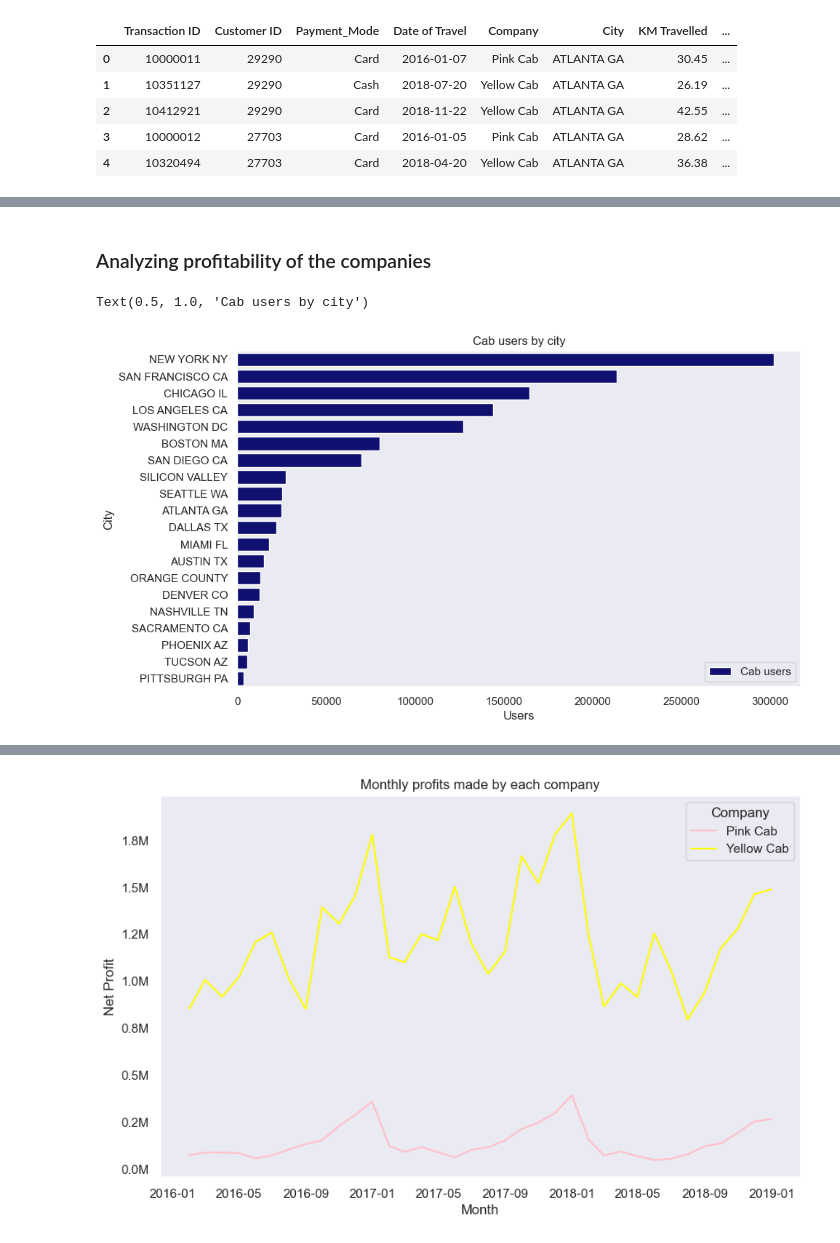
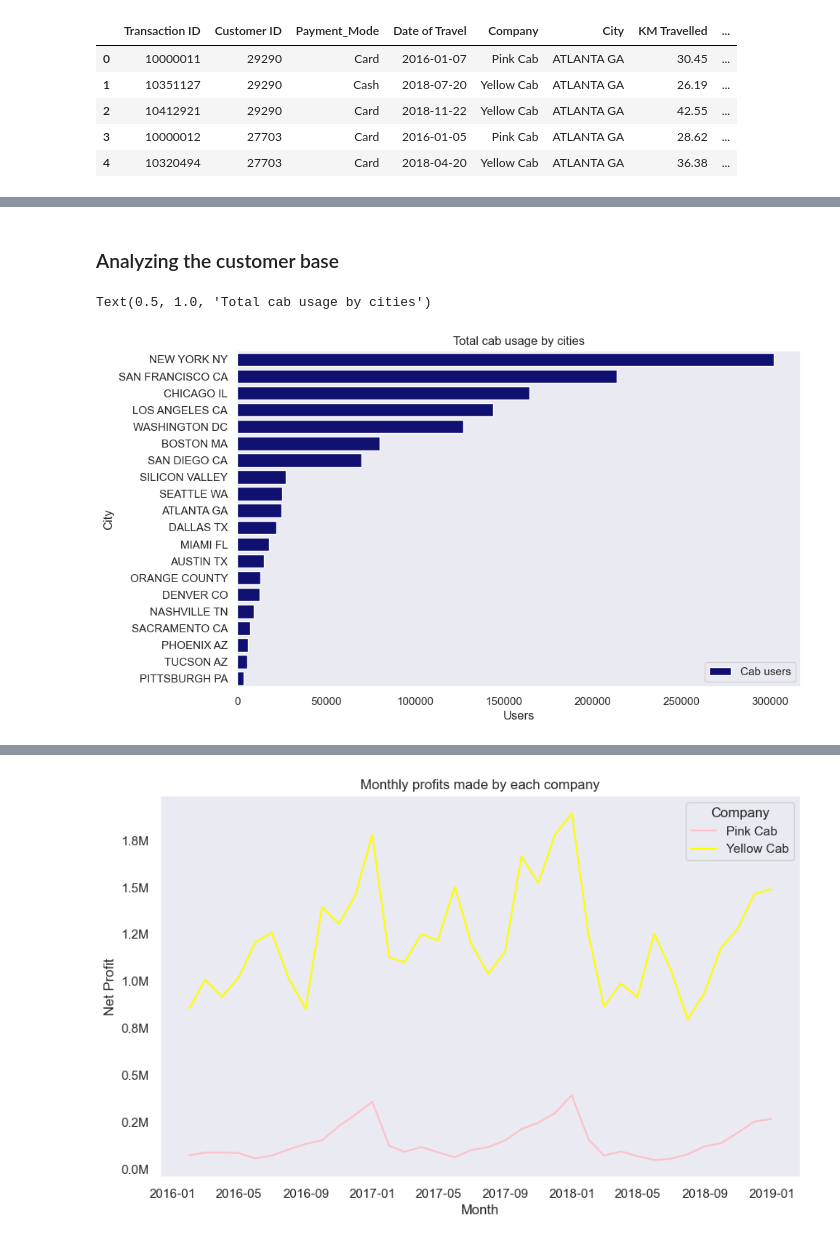
Before and after one commit to dorukdincer/DG_Virtual_Internship, a Jupyter notebook: Week 2/eda.ipynb, the cells around one changed output, grey strips where cells are left out. Saved outputs shown, nothing was run; the diff lists cells and outputs as text; code cells hidden in the pictures.

Commit message:
Finished analyzing

```diff
--- a/Week 2/eda.ipynb
+++ b/Week 2/eda.ipynb
@@ -88,5 +88,3 @@ master_data['Net Profit'] = master_data['Price Charged'] - master_data['Cost of
 # %%
 def convert_to_millions(x, pos):
     return f'{x * 1e-6:.1f}M'
-# %% [markdown]
-### Analyzing profitability of the companies
@@ -93,6 +98,8 @@ def convert_to_millions(x, pos):
+# %% [markdown]
+### Analyzing the customer base
 # %%
 sorted_city_data = city_data.sort_values('Users', ascending=False)
-sns.barplot(data=sorted_city_data, x='Users', y='City', label='Cab users', color='navy').set_title('Cab users by city')
+sns.barplot(data=sorted_city_data, x='Users', y='City', label='Cab users', color='navy').set_title('Total cab usage by cities')
 # %% [output]
-Text(0.5, 1.0, 'Cab users by city')
+Text(0.5, 1.0, 'Total cab usage by cities')
-[figure, old version]
+[figure, new version]
```
Also changed, not shown: parts of 10 cells of this notebook.
